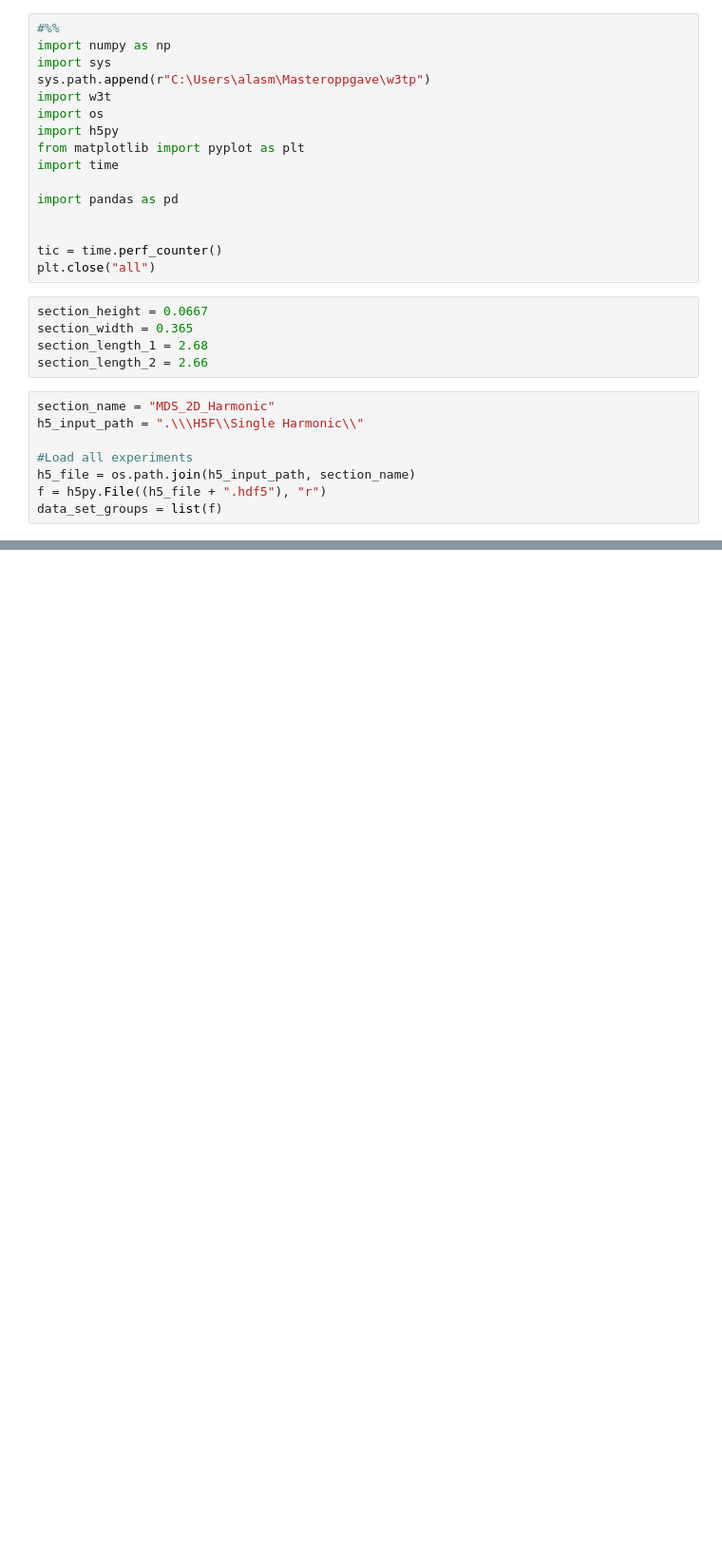
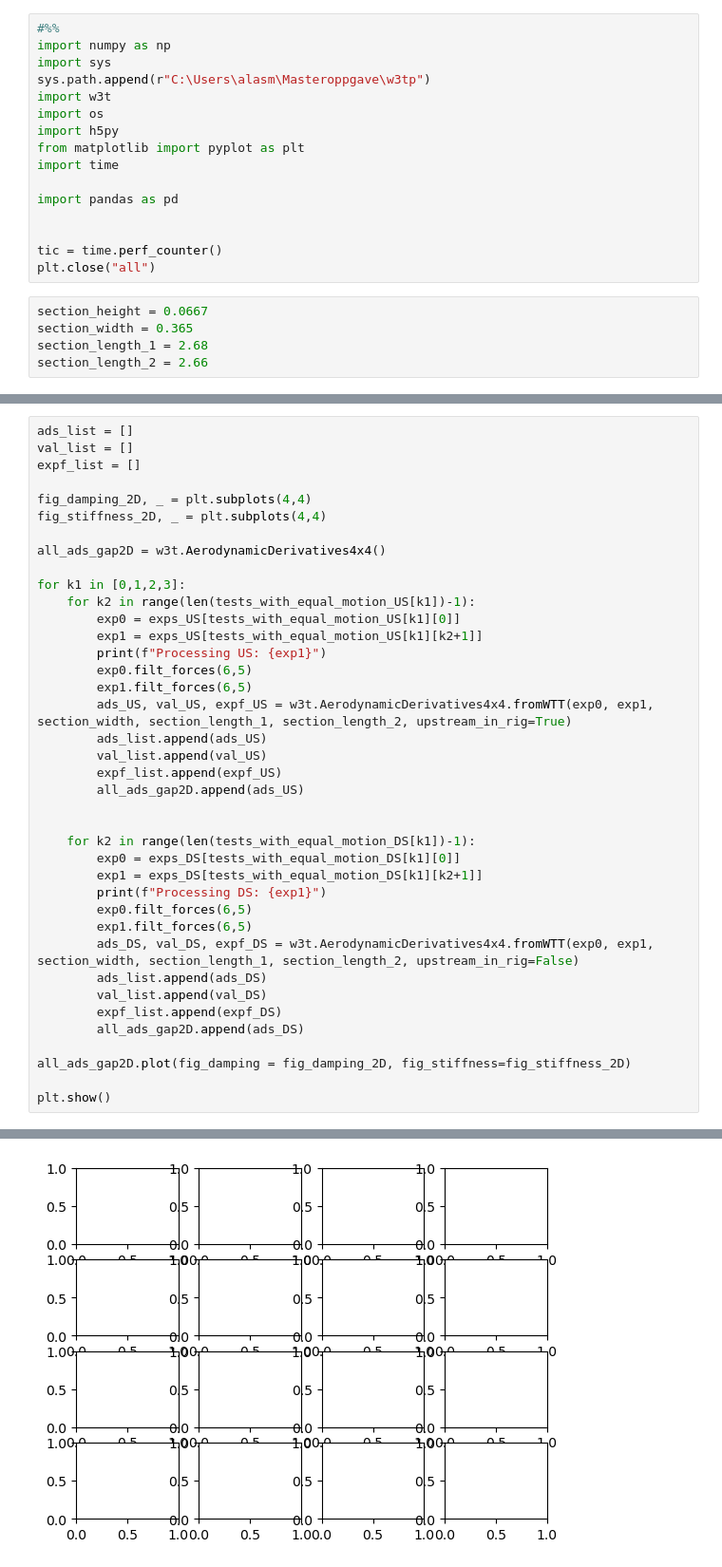
Before and after one commit to lineHRosland/FV_windtunnel_buffeting_flutter, a Jupyter notebook: HAR_INT/aerodynamic_derivatives_tandem_notebook.ipynb, the cells around one changed output, grey strips where cells are left out. Shown: that part at 95% size. Drawn from its saved outputs; the diff is of its cells as text; blank space fills up the shorter version.

```diff
--- a/HAR_INT/aerodynamic_derivatives_tandem_notebook.ipynb
+++ b/HAR_INT/aerodynamic_derivatives_tandem_notebook.ipynb
@@ -19,11 +19,3 @@ section_height = 0.0667
 section_width = 0.365
 section_length_1 = 2.68
 section_length_2 = 2.66
-# %%
-section_name = "MDS_2D_Harmonic"
-h5_input_path = ".\\\H5F\\Single Harmonic\\"
-
-#Load all experiments
-h5_file = os.path.join(h5_input_path, section_name)
-f = h5py.File((h5_file + ".hdf5"), "r")
-data_set_groups = list(f)
@@ -85,0 +63,40 @@ Motion type: 2
+# %%
+ads_list = []
+val_list = []
+expf_list = []
+
+fig_damping_2D, _ = plt.subplots(4,4)
+fig_stiffness_2D, _ = plt.subplots(4,4)
+
+all_ads_gap2D = w3t.AerodynamicDerivatives4x4()
+
+for k1 in [0,1,2,3]:
+    for k2 in range(len(tests_with_equal_motion_US[k1])-1):
+        exp0 = exps_US[tests_with_equal_motion_US[k1][0]]
+        exp1 = exps_US[tests_with_equal_motion_US[k1][k2+1]]
+        print(f"Processing US: {exp1}")
+        exp0.filt_forces(6,5)
+        exp1.filt_forces(6,5)
+        ads_US, val_US, expf_US = w3t.AerodynamicDerivatives4x4.fromWTT(exp0, exp1, section_width, section_length_1, section_length_2, upstream_in_rig=True)
+        ads_list.append(ads_US)
+        val_list.append(val_US)
+        expf_list.append(expf_US)
+        all_ads_gap2D.append(ads_US)
+
+
+    for k2 in range(len(tests_with_equal_motion_DS[k1])-1):
+        exp0 = exps_DS[tests_with_equal_motion_DS[k1][0]]
+        exp1 = exps_DS[tests_with_equal_motion_DS[k1][k2+1]]
+        print(f"Processing DS: {exp1}")
+        exp0.filt_forces(6,5)
+        exp1.filt_forces(6,5)
+        ads_DS, val_DS, expf_DS = w3t.AerodynamicDerivatives4x4.fromWTT(exp0, exp1, section_width, section_length_1, section_length_2, upstream_in_rig=False)
+        ads_list.append(ads_DS)
+        val_list.append(val_DS)
+        expf_list.append(expf_DS)
+        all_ads_gap2D.append(ads_DS)
+
+all_ads_gap2D.plot(fig_damping = fig_damping_2D, fig_stiffness=fig_stiffness_2D)
+
+plt.show()
+# %% [output]
@@ -85,0 +121 @@ Motion type: 2
+[figure, added]
```
Also changed, not shown: parts of 4 cells of this notebook, 16 other files.
